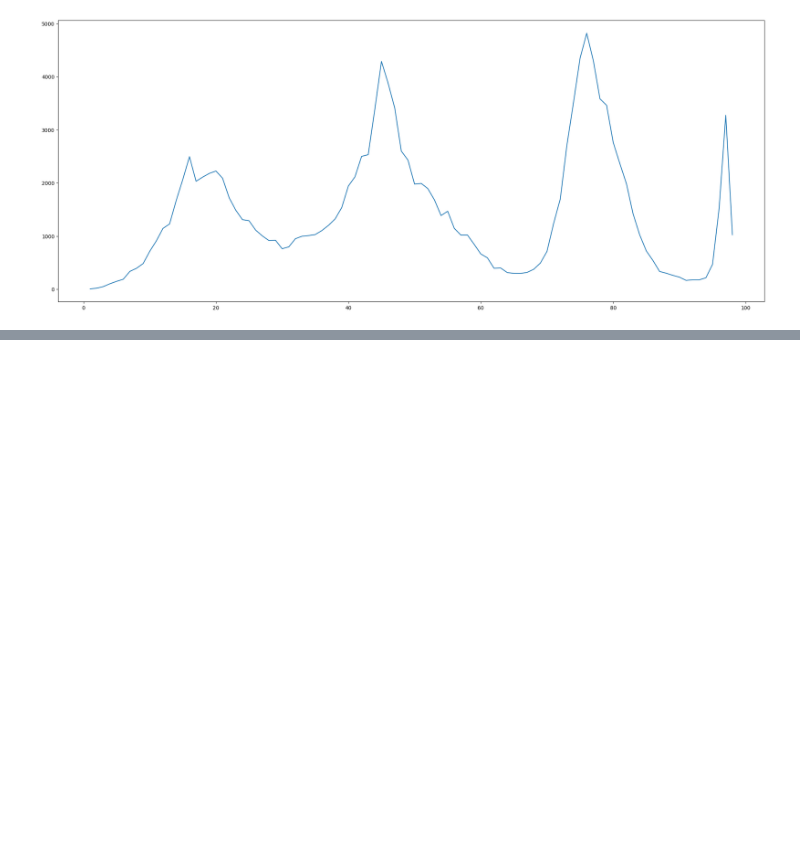
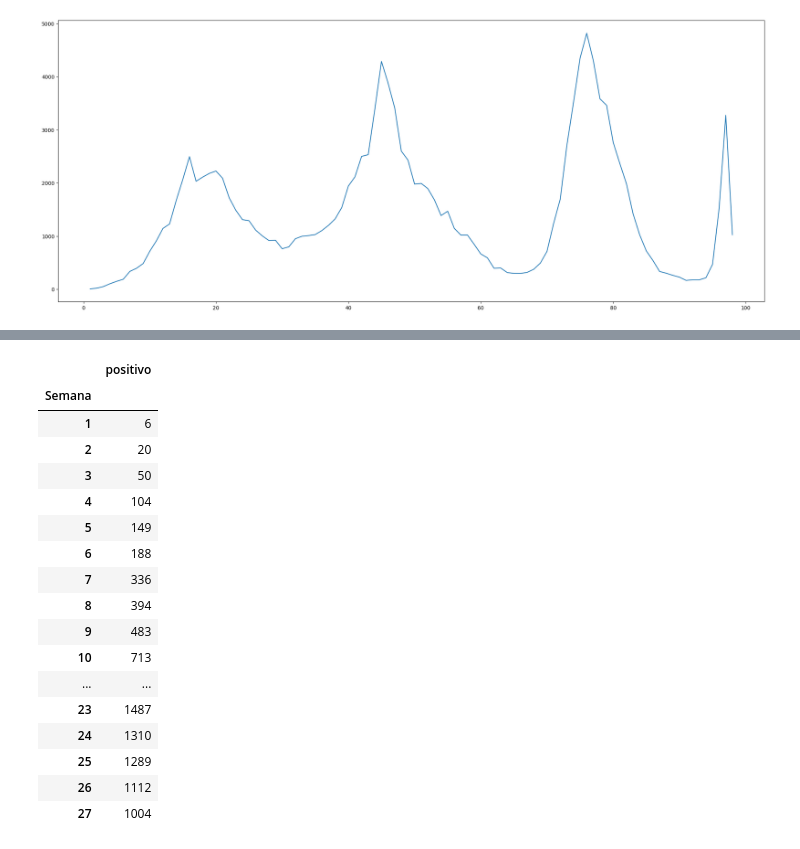
Before and after one commit to HilbertN/Analisis_de_datos_Tareas, a Jupyter notebook: Tarea3_Ajuste_de_parametros.ipynb, the cells around one changed output, grey strips where cells are left out. Saved outputs shown, nothing was run; the diff lists cells and outputs as text; code cells hidden in the pictures; blank space fills up the shorter version.

```diff
--- a/Tarea3_Ajuste_de_parametros.ipynb
+++ b/Tarea3_Ajuste_de_parametros.ipynb
@@ -77,6 +81,8 @@ ola
 | 97 | 3272 |
 | 98 | 1025 |
 98 rows × 1 columns
+# %%
+ola1=ola.iloc[0:27]
 # %%
 ax,fig=plt.subplots(figsize=(25,10))
 fig.plot(np.arange(1,99),ola['positivo'])
@@ -86 +119,22 @@ plt.show()
+# %%
+ola1
+# %% [output]
+|  | positivo |
+| Semana |  |
+| 1 | 6 |
+| 2 | 20 |
+| 3 | 50 |
+| 4 | 104 |
+| 5 | 149 |
+| 6 | 188 |
+| 7 | 336 |
+| 8 | 394 |
+| 9 | 483 |
+| 10 | 713 |
+| ... | ... |
+| 23 | 1487 |
+| 24 | 1310 |
+| 25 | 1289 |
+| 26 | 1112 |
+| 27 | 1004 |
 # %%
```
Also changed, not shown: parts of 13 cells of this notebook.
